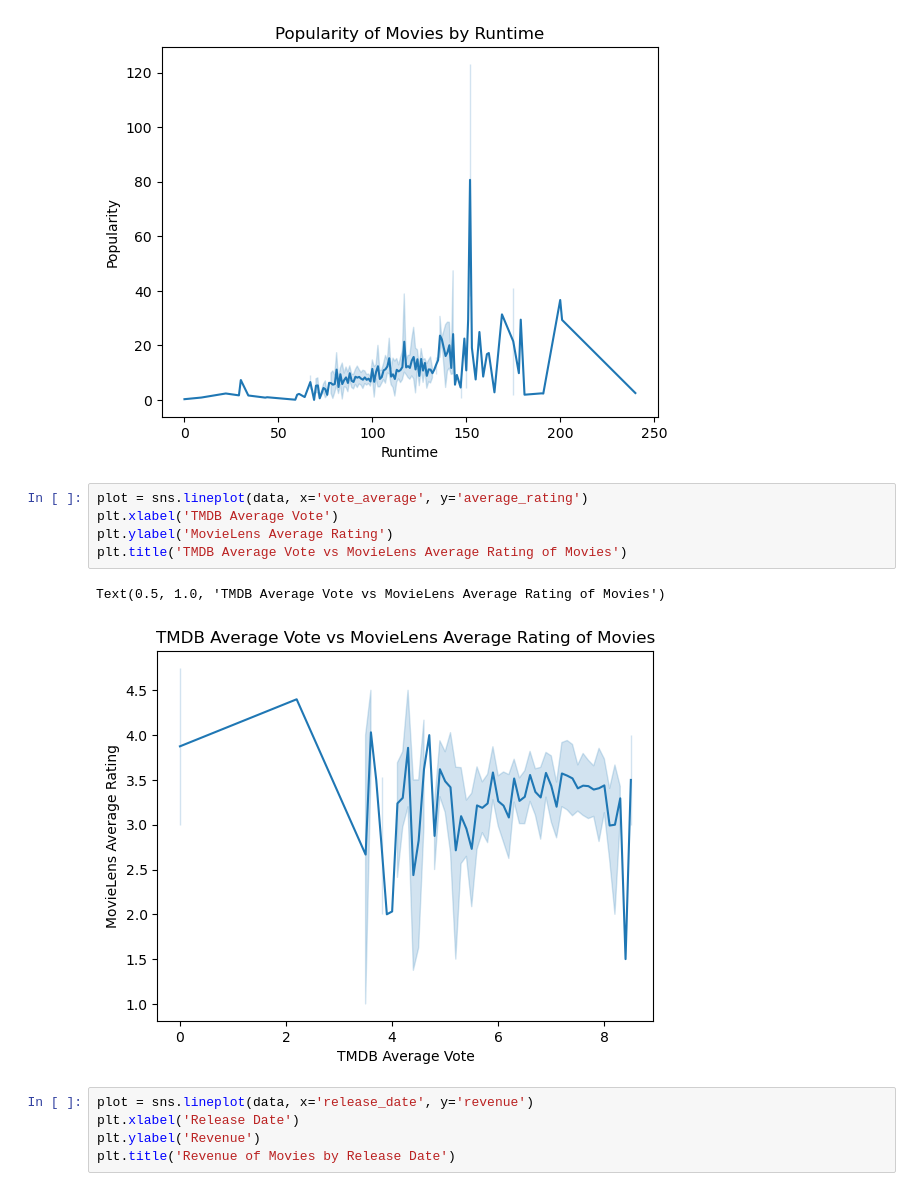
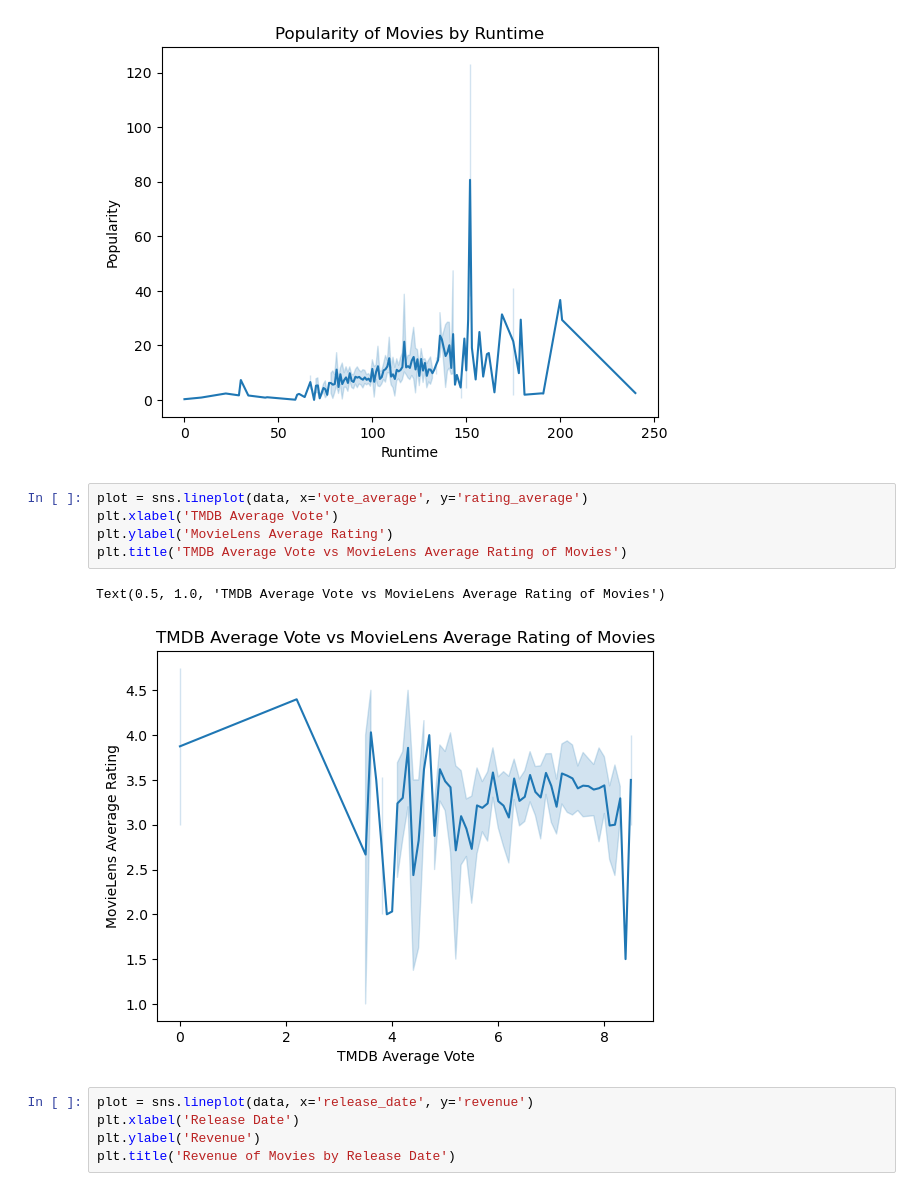
Before and after one commit to ay283/info2950_project, a Jupyter notebook: Phase2.ipynb, the cells around one changed output. Drawn from its saved outputs; the diff is of its cells as text.

```diff
--- a/Phase2.ipynb
+++ b/Phase2.ipynb
@@ -191,13 +191,13 @@ plt.title('Popularity of Movies by Runtime')
 Text(0.5, 1.0, 'Popularity of Movies by Runtime')
 [figure]
 # %%
-plot = sns.lineplot(data, x='vote_average', y='average_rating')
+plot = sns.lineplot(data, x='vote_average', y='rating_average')
 plt.xlabel('TMDB Average Vote')
 plt.ylabel('MovieLens Average Rating')
 plt.title('TMDB Average Vote vs MovieLens Average Rating of Movies')
 # %% [output]
 Text(0.5, 1.0, 'TMDB Average Vote vs MovieLens Average Rating of Movies')
-[figure, old version]
+[figure, new version]
 # %%
 plot = sns.lineplot(data, x='release_date', y='revenue')
 plt.xlabel('Release Date')
```
Also changed, not shown: parts of 10 cells of this notebook.
